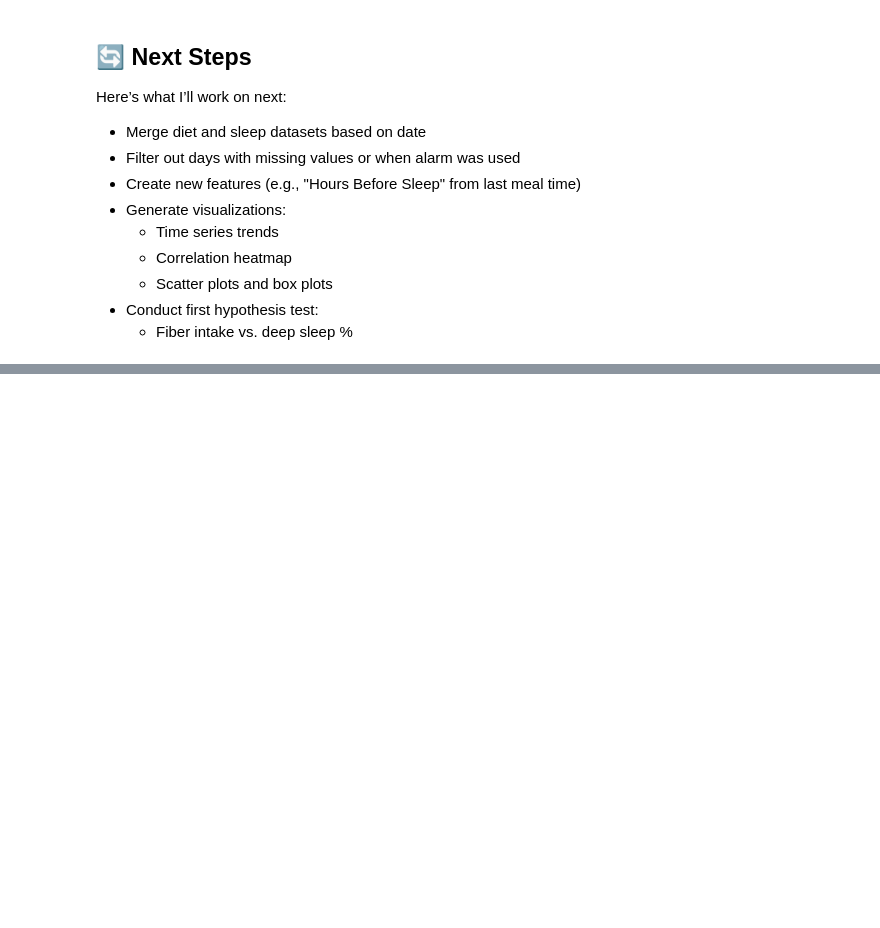
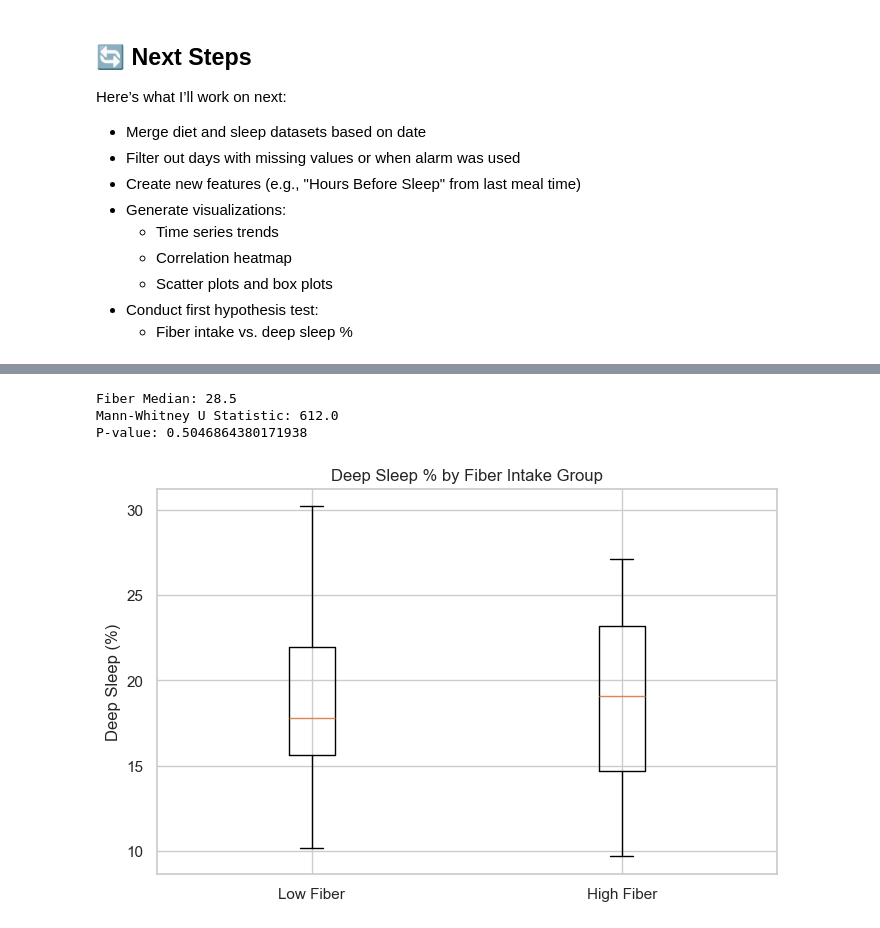
Before and after one commit to Hamzaaw/diet-sleep-analysis, a Jupyter notebook: eda.ipynb, the cells around one changed output, grey strips where cells are left out. Saved outputs shown, nothing was run; the diff lists cells and outputs as text; code cells hidden in the pictures; blank space fills up the shorter version.

Commit message:
Perform data merging, filtering, feature creation, and first hypothesis test (Fiber vs Deep Sleep)

```diff
--- a/eda.ipynb
+++ b/eda.ipynb
@@ -122,0 +142,10 @@ Here’s what I’ll work on next:
+# %%
+# Filter to keep only natural wakeup days
+filtered_df = merged_df[merged_df['Natural Wakeup'] == True].copy()
+
+# Reset index for clean slicing later
+filtered_df.reset_index(drop=True, inplace=True)
+
+# Preview filtered data
+print(f"Total days after filtering: {filtered_df.shape[0]}")
+display(filtered_df.head())
@@ -122,0 +160,8 @@ Here’s what I’ll work on next:
+# %%
+# Assume a standard bedtime of midnight (00:00)
+# "Hours Before Sleep" = 24 - Last Meal Hour
+filtered_df['Hours Before Sleep'] = 24 - filtered_df['Last Meal Hour']
+
+# Quick check
+print("Added 'Hours Before Sleep':")
+display(filtered_df[['Date', 'Last Meal Hour', 'Hours Before Sleep']].head())
@@ -122,0 +176,28 @@ Here’s what I’ll work on next:
+# %%
+from scipy.stats import mannwhitneyu
+import matplotlib.pyplot as plt
+
+# Split the data: high fiber vs low fiber (median split)
+fiber_median = filtered_df['Fiber (g)'].median()
+high_fiber = filtered_df[filtered_df['Fiber (g)'] > fiber_median]['Deep Sleep (%)']
+low_fiber = filtered_df[filtered_df['Fiber (g)'] <= fiber_median]['Deep Sleep (%)']
+
+# Mann-Whitney U Test
+stat, p_value = mannwhitneyu(high_fiber, low_fiber, alternative='greater')  # one-tailed test
+
+# Display results
+print("Fiber Median:", fiber_median)
+print("Mann-Whitney U Statistic:", stat)
+print("P-value:", p_value)
+
+# Visualize the groups
+plt.figure(figsize=(8, 5))
+plt.boxplot([low_fiber, high_fiber], labels=['Low Fiber', 'High Fiber'])
+plt.title("Deep Sleep % by Fiber Intake Group")
+plt.ylabel("Deep Sleep (%)")
+plt.show()
+# %% [output]
+Fiber Median: 28.5
+Mann-Whitney U Statistic: 612.0
+P-value: 0.5046864380171938
+[figure, added]
```
Also changed, not shown: parts of 4 cells of this notebook.
